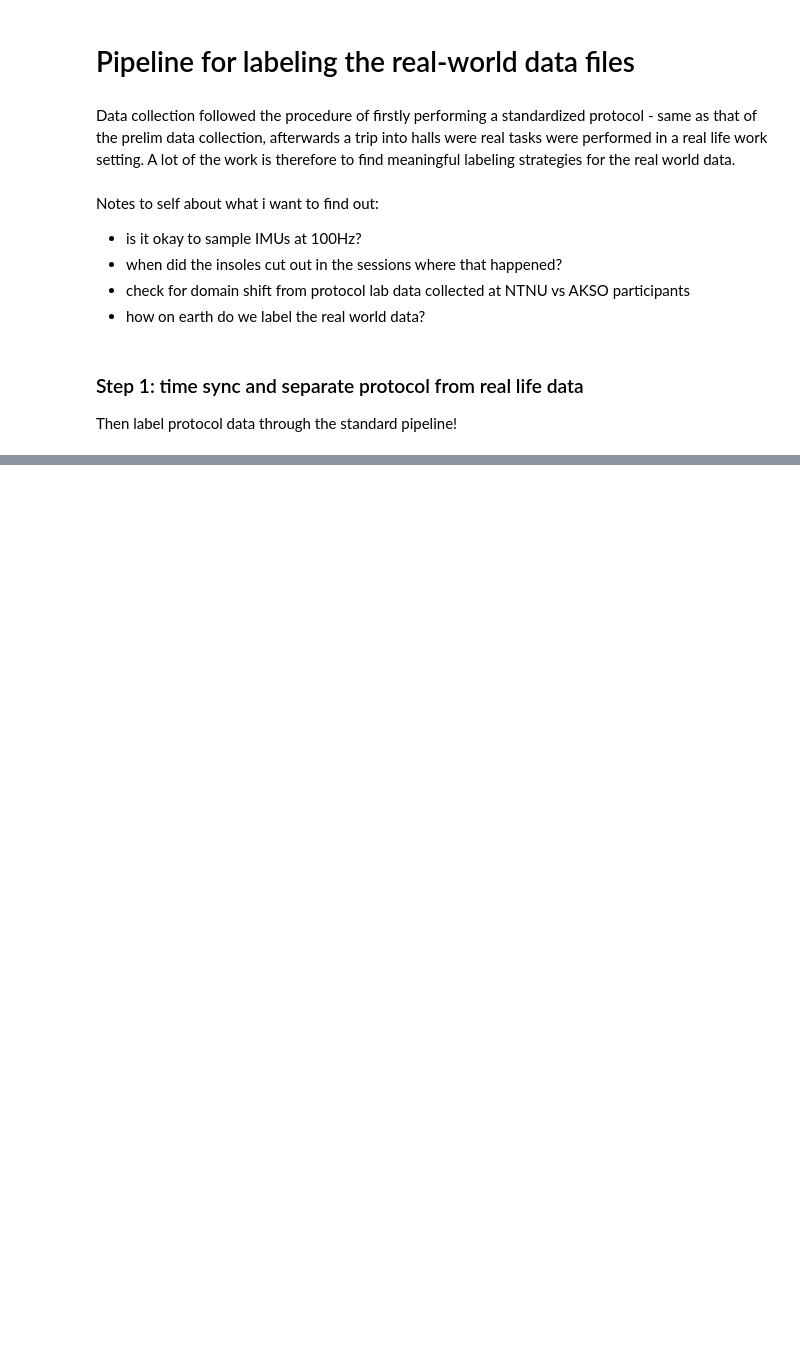
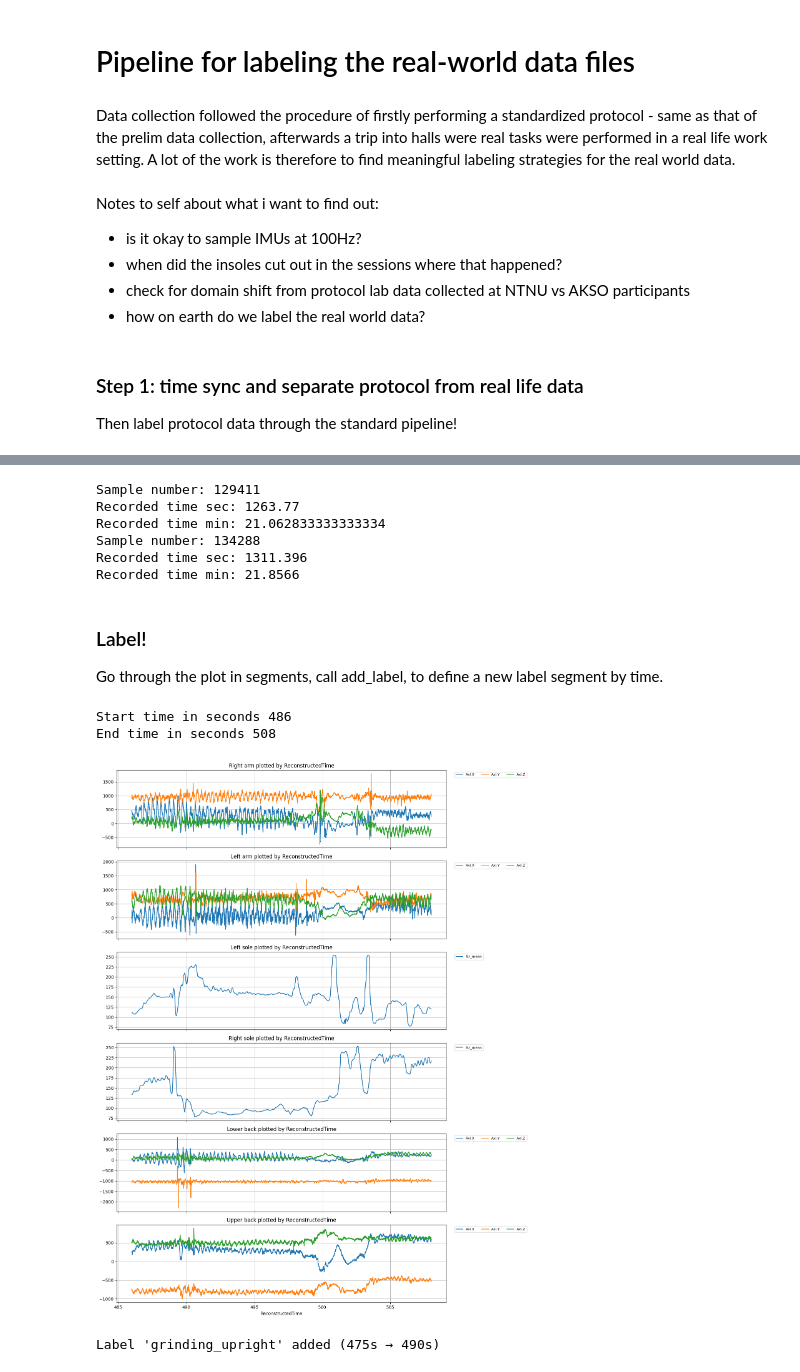
Before and after one commit to johanneloet/MasterV26, a Jupyter notebook: non_standard_labeling.ipynb, the cells around one changed output, grey strips where cells are left out. Drawn from its saved outputs; the diff is of its cells as text; code cells hidden in the pictures; blank space fills up the shorter version.

Commit message:
add labeling file changes

```diff
--- a/non_standard_labeling.ipynb
+++ b/non_standard_labeling.ipynb
@@ -231,9 +199,65 @@ plot_all_sensors(
 # %%
-# redo time fix to get corresponding start time to start of hall session
+# redo time fix to get corresponding start time to start of hall session, i.e. hall session starts at t=0
 
 df_list = [df_rarm, df_larm, df_lsole, df_rsole, df_lb, df_ub]
 
-fixed_time_rarm = fix_time_muse_hz(df_list, 0, None, 800) # 800 is the sampling frequency
-fixed_time_larm = fix_time_muse_hz(df_list, 1, None, 800) # 800 is the sampling frequency
-fixed_time_lb = fix_time_muse_hz(df_list, 2, None, 800) # 800 is the sampling frequency
-fixed_time_ub = fix_time_muse_hz(df_list, 3, None, 800) # 800 is the sampling frequency
+fixed_time_rarm = fix_time_muse_hz(df_list, 0, str(data_dir / 'right_arm_hall_reconst_time.csv'), 800) # 800 is the sampling frequency
+fixed_time_larm = fix_time_muse_hz(df_list, 1, str(data_dir / 'left_arm_hall_reconst_time.csv'), 800) # 800 is the sampling frequency
+fixed_time_lb = fix_time_muse_hz(df_list, 4, str(data_dir / 'lower_back_hall_reconst_time.csv'), 800) # 800 is the sampling frequency
+fixed_time_ub = fix_time_muse_hz(df_list, 5, str(data_dir / 'upper_back_hall_reconst_time.csv'), 800) # 800 is the sampling frequency
+
+df_time_left, outpath_time_left = add_ReconstructedTime( str(data_dir / 'left_sole_hall_reconst_time.csv'), df_list[2])
+df_time_right, outpath_time_right = add_ReconstructedTime(str(data_dir / 'right_sole_hall_reconst_time.csv'), df_list[3])
+# %% [output]
+Sample number: 129411
+Recorded time sec: 1263.77
+Recorded time min: 21.062833333333334
+Sample number: 134288
+Recorded time sec: 1311.396
+Recorded time min: 21.8566
+# %%
+# make dfs from paths and define list for plotting.
+fixed_time_rarm_df = pd.read_csv(fixed_time_rarm)
+fixed_time_larm_df = pd.read_csv(fixed_time_larm)
+fixed_time_lb_df = pd.read_csv(fixed_time_lb)
+fixed_time_ub_df = pd.read_csv(fixed_time_ub)
+
+plot_df_list = [fixed_time_rarm_df, fixed_time_larm_df, df_time_left, df_time_right, fixed_time_lb_df, fixed_time_ub_df]
+plot_names = ['Right arm', 'Left arm', 'Left sole', 'Right sole', 'Lower back', 'Upper back']
+# %% [markdown]
+### Label!
+Go through the plot in segments, call add_label, to define a new label segment  by time.
+# %%
+# define start and stop seconds for plot windows based on session notes. Notes are typically taken in minutes, so convert to seconds.
+start_time_mins = 8
+start_time_secs = 6
+t_start = start_time_mins*60 + start_time_secs
+
+end_time_mins = 8
+end_time_secs = 28
+t_end = end_time_mins*60 + end_time_secs
+#t_end = 1136
+
+print('Start time in seconds', t_start)
+print('End time in seconds', t_end)
+
+plot_all_sensors(dfs=plot_df_list,
+                 time_mode = 'ReconstructedTime',
+                 names=plot_names,
+                 t_start=t_start,
+                 t_end=t_end,
+                 imu_components=['Axl'],
+                 fsr_mode='Mean')
+# %% [output]
+Start time in seconds 486
+End time in seconds 508
+[figure, added]
+# %%
+add_label(
+    data_dir=data_dir,
+    label='grinding_upright',
+    start_time=475,
+    end_time=490
+)
+# %% [output]
+Label 'grinding_upright' added (475s → 490s)
```
Also changed, not shown: parts of 10 cells of this notebook.
